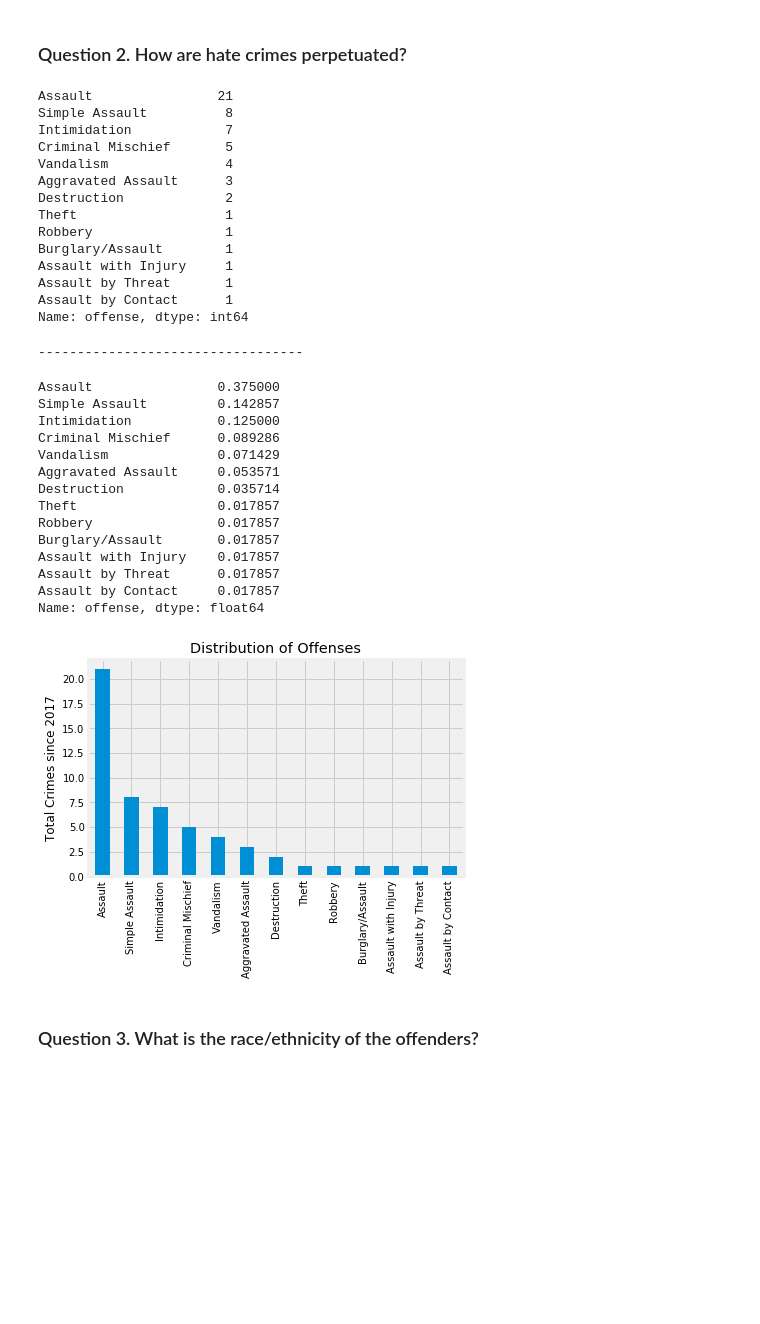
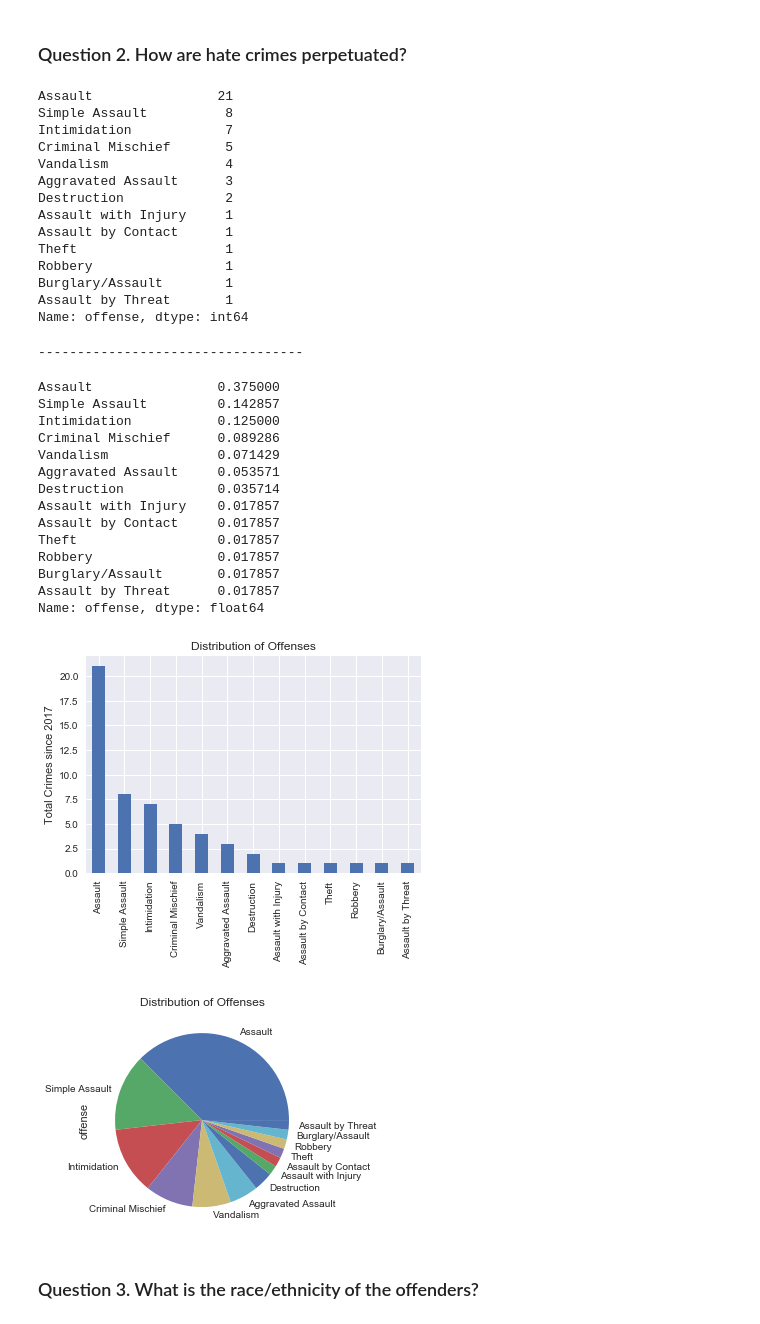
Before and after one commit to rgrantham82/Crime-Analysis, a Jupyter notebook: Exploratory Analysis/Exploratory Analysis.ipynb, the cells around one changed output. Cells and saved outputs as stored; diff of their text form; code cells hidden in the pictures; blank space fills up the shorter version.

```diff
--- a/Exploratory Analysis/Exploratory Analysis.ipynb
+++ b/Exploratory Analysis/Exploratory Analysis.ipynb
@@ -7,7 +7,7 @@ Out of the total number of reported, alleged incidents, 32.14% were directed at
 import pandas as pd
 import numpy as np
 import matplotlib.pyplot as plt
-plt.style.use('fivethirtyeight')
+plt.style.use('seaborn')
 # %%
 # Importing & examining the cleaned dataset
 df = pd.read_csv(r"C:\Users\Robert\OneDrive\Desktop\aus_final.csv")
@@ -157,45 +141,52 @@ display(offense_count)
 
 # Displaying the offense values as proportions
 print('----------------------------------')
-display(df.offense.value_counts(normalize=True))
+offense_count_pct = df.offense.value_counts(normalize=True)
+display(offense_count_pct)
 
 
-# Plotting the offense values
+# Visualizing the offense values
 offense_count.plot.bar()
 plt.ylabel('Total Crimes since 2017')
 plt.title('Distribution of Offenses')
 plt.show()
+
+# Visualizing the offense values as proportions
+offense_count_pct.plot.pie()
+plt.title('Distribution of Offenses')
+plt.show()
 # %% [output]
 Assault                21
 Simple Assault          8
 Intimidation            7
 Criminal Mischief       5
 Vandalism               4
 Aggravated Assault      3
 Destruction             2
+Assault with Injury     1
+Assault by Contact      1
 Theft                   1
 Robbery                 1
 Burglary/Assault        1
-Assault with Injury     1
 Assault by Threat       1
-Assault by Contact      1
 Name: offense, dtype: int64
 ----------------------------------
 Assault                0.375000
 Simple Assault         0.142857
 Intimidation           0.125000
 Criminal Mischief      0.089286
 Vandalism              0.071429
 Aggravated Assault     0.053571
 Destruction            0.035714
+Assault with Injury    0.017857
+Assault by Contact     0.017857
 Theft                  0.017857
 Robbery                0.017857
 Burglary/Assault       0.017857
-Assault with Injury    0.017857
 Assault by Threat      0.017857
-Assault by Contact     0.017857
 Name: offense, dtype: float64
-[figure, old version]
+[figure, new version]
+[figure, added]
 # %% [markdown]
 ### Question 3. What is the race/ethnicity of the offenders?
 # %%
```
Also changed, not shown: parts of 5 cells of this notebook.
